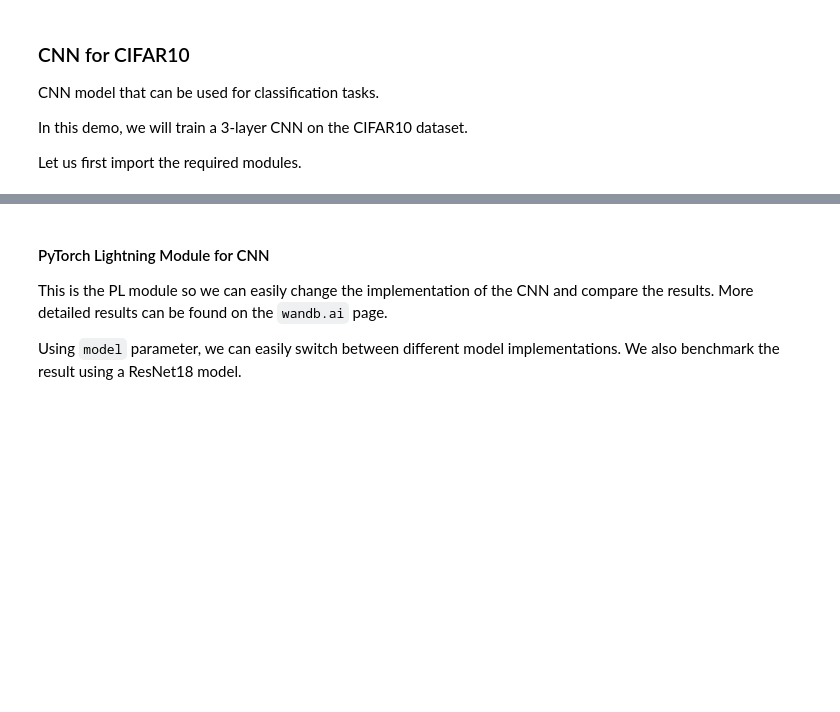
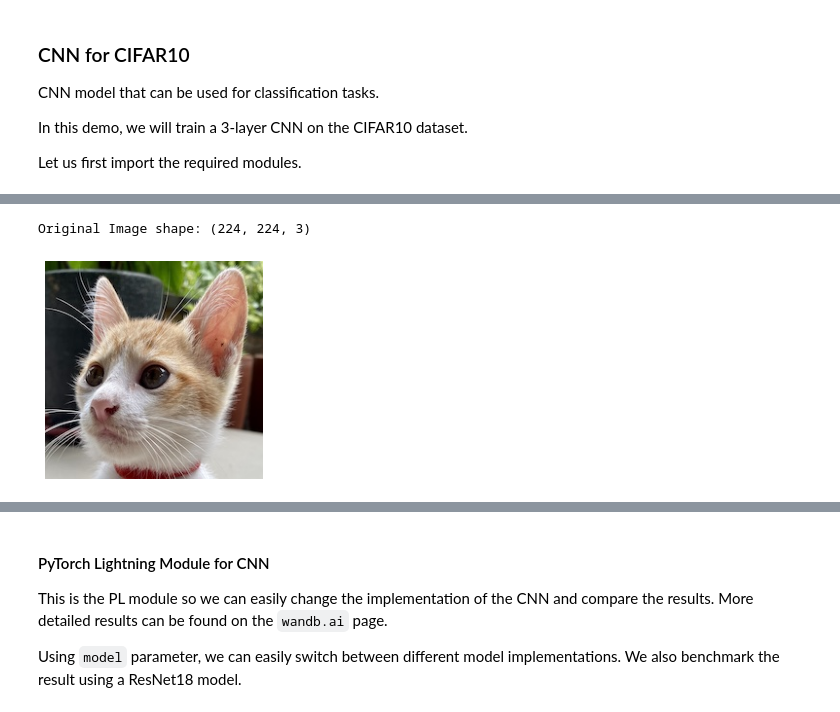
Before and after one commit to roatienza/Deep-Learning-Experiments, a Jupyter notebook: versions/2022/cnn/python/cnn_pytorch_demo.ipynb, the cells around one changed output, grey strips where cells are left out. Drawn from its saved outputs; the diff is of its cells as text; code cells hidden in the pictures; blank space fills up the shorter version.

```diff
--- a/versions/2022/cnn/python/cnn_pytorch_demo.ipynb
+++ b/versions/2022/cnn/python/cnn_pytorch_demo.ipynb
@@ -23,0 +39,22 @@ from torch.optim.lr_scheduler import CosineAnnealingLR
+# %%
+from einops import rearrange, repeat, reduce
+from matplotlib import image
+import numpy as np
+import matplotlib.pyplot as plt
+from PIL import Image
+
+img = image.imread("wonder_cat.jpg")
+print("Original Image shape:", img.shape)
+
+plt.imshow(img)
+plt.axis('off')
+plt.show()
+
+#img = repeat(img, "h w c-> h (w 3) c")
+
+#plt.imshow(img)
+#plt.axis('off')
+#plt.show()
+# %% [output]
+Original Image shape: (224, 224, 3)
+[figure, added]
```
Also changed, not shown: parts of 9 cells of this notebook.
